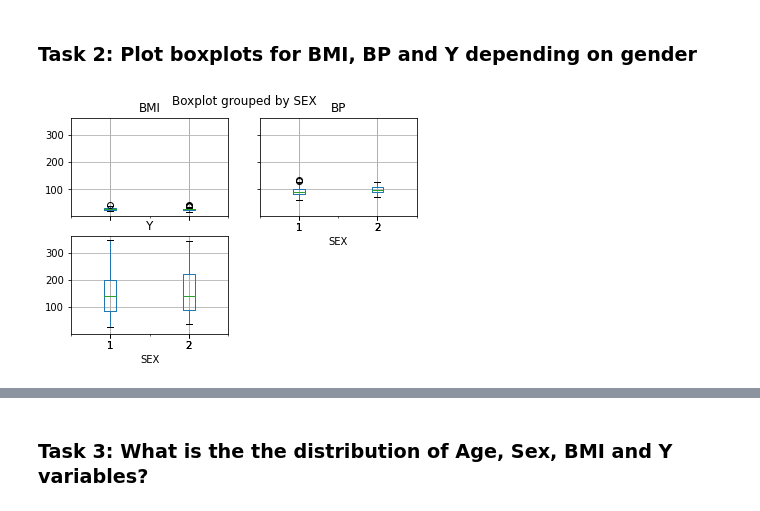
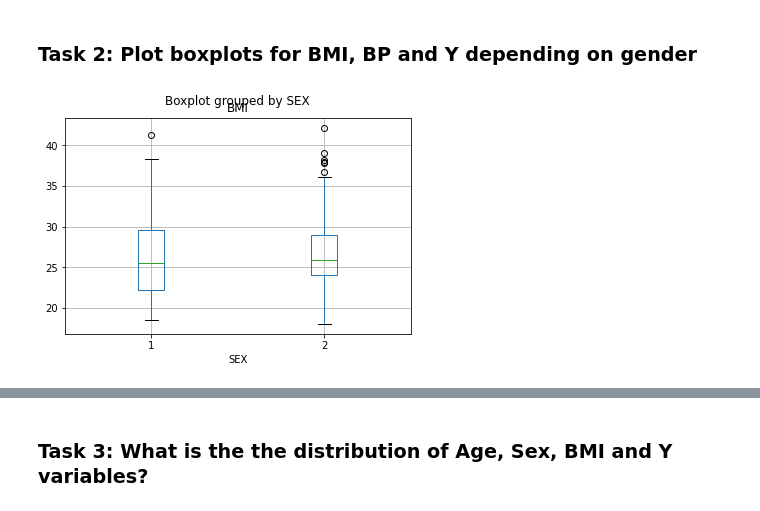
Before and after one commit to bhimtamang1/413A-2022, a Jupyter notebook: homework/HW01/HW01.ipynb, the cells around one changed output, grey strips where cells are left out. Drawn from its saved outputs; the diff is of its cells as text; code cells hidden in the pictures.

```diff
--- a/homework/HW01/HW01.ipynb
+++ b/homework/HW01/HW01.ipynb
@@ -77,8 +77,8 @@ dtype: float64
 # %% [markdown]
 ### Task 2: Plot boxplots for BMI, BP and Y depending on gender
 # %%
-df.boxplot(column=('BMI','BP','Y'),by='SEX')
+df.boxplot(column=('BMI'),by='SEX')
 plt.xticks(rotation='horizontal')
 plt.show()
 # %% [output]
-[figure, old version]
+[figure, new version]
```
Also changed, not shown: parts of 2 cells of this notebook.
